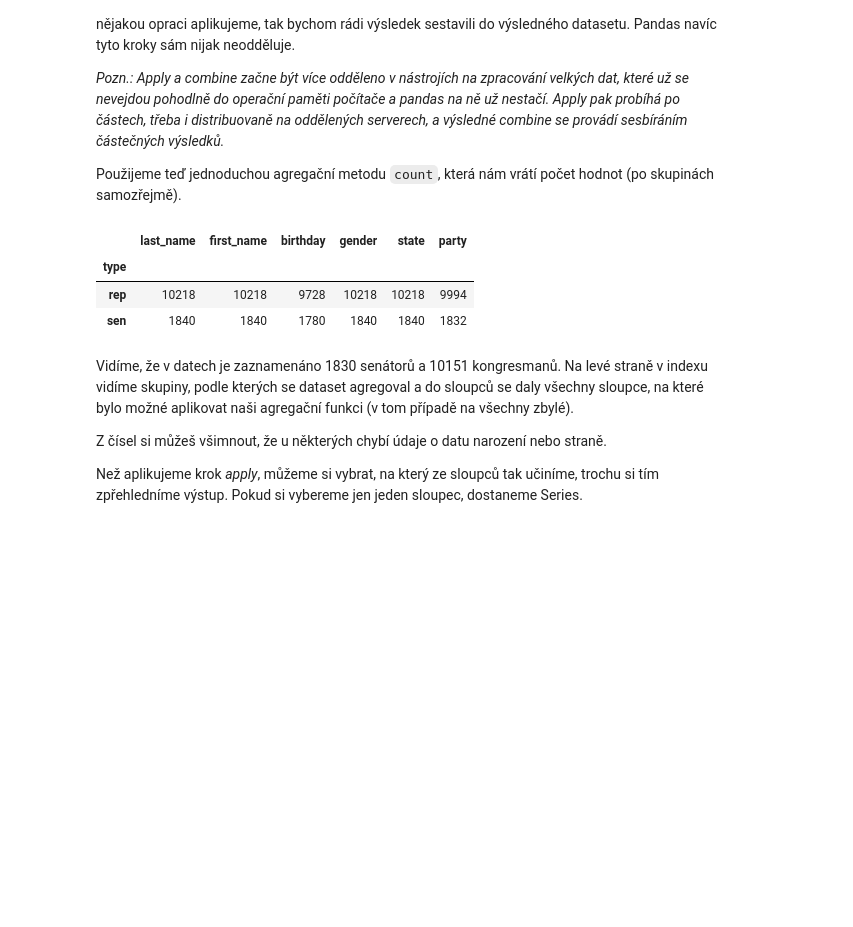
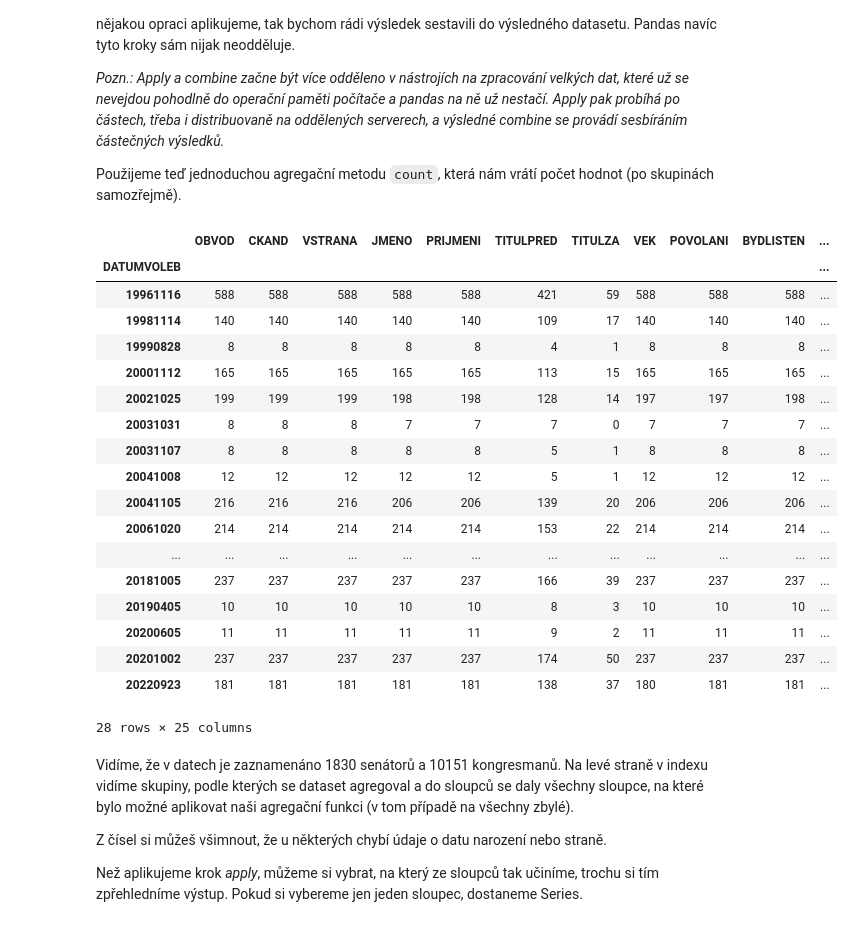
Before and after one commit to PyDataCZ/pyladies-kurz, a Jupyter notebook: lessons/pydata/pandas_groupby/index.ipynb, the cells around one changed output. Saved outputs shown, nothing was run; the diff lists cells and outputs as text; code cells hidden in the pictures; blank space fills up the shorter version.

```diff
--- a/lessons/pydata/pandas_groupby/index.ipynb
+++ b/lessons/pydata/pandas_groupby/index.ipynb
@@ -44,0 +20,5 @@ legislators_historical
+# %%
+# parse serk.csv, delimiter is ";", encoding is "windows-1250", DATUMVOLEB is a column with a date,
+# but its format is YYYYMMDD
+# parse it as a date
+df = pd.read_csv("serk.csv", delimiter=";", encoding="windows-1250", parse_dates=["DATUMVOLEB"])
@@ -53,0 +49,3 @@ legislators_historical_by_type
+# %%
+election_dates = df.groupby("DATUMVOLEB")
+election_dates
@@ -62,12 +62,27 @@ Na skupiny, které jsme vytvořili pomocí `groupby`, teď můžeme aplikovat n
 
 Použijeme teď jednoduchou agregační metodu `count`, která nám vrátí počet hodnot (po skupinách samozřejmě).
 # %%
-legislators_historical_by_type.count()
+election_dates.count()
 # %% [output]
-|  | last_name | first_name | birthday | gender | state | party |
-| type |  |  |  |  |  |  |
-| rep | 10218 | 10218 | 9728 | 10218 | 10218 | 9994 |
-| sen | 1840 | 1840 | 1780 | 1840 | 1840 | 1832 |
+|  | OBVOD | CKAND | VSTRANA | JMENO | PRIJMENI | TITULPRED | TITULZA | VEK | POVOLANI | BYDLISTEN | ... |
+| DATUMVOLEB |  |  |  |  |  |  |  |  |  |  | ... |
+| 19961116 | 588 | 588 | 588 | 588 | 588 | 421 | 59 | 588 | 588 | 588 | ... |
+| 19981114 | 140 | 140 | 140 | 140 | 140 | 109 | 17 | 140 | 140 | 140 | ... |
+| 19990828 | 8 | 8 | 8 | 8 | 8 | 4 | 1 | 8 | 8 | 8 | ... |
+| 20001112 | 165 | 165 | 165 | 165 | 165 | 113 | 15 | 165 | 165 | 165 | ... |
+| 20021025 | 199 | 199 | 199 | 198 | 198 | 128 | 14 | 197 | 197 | 198 | ... |
+| 20031031 | 8 | 8 | 8 | 7 | 7 | 7 | 0 | 7 | 7 | 7 | ... |
+| 20031107 | 8 | 8 | 8 | 8 | 8 | 5 | 1 | 8 | 8 | 8 | ... |
+| 20041008 | 12 | 12 | 12 | 12 | 12 | 5 | 1 | 12 | 12 | 12 | ... |
+| 20041105 | 216 | 216 | 216 | 206 | 206 | 139 | 20 | 206 | 206 | 206 | ... |
+| 20061020 | 214 | 214 | 214 | 214 | 214 | 153 | 22 | 214 | 214 | 214 | ... |
+| ... | ... | ... | ... | ... | ... | ... | ... | ... | ... | ... | ... |
+| 20181005 | 237 | 237 | 237 | 237 | 237 | 166 | 39 | 237 | 237 | 237 | ... |
+| 20190405 | 10 | 10 | 10 | 10 | 10 | 8 | 3 | 10 | 10 | 10 | ... |
+| 20200605 | 11 | 11 | 11 | 11 | 11 | 9 | 2 | 11 | 11 | 11 | ... |
+| 20201002 | 237 | 237 | 237 | 237 | 237 | 174 | 50 | 237 | 237 | 237 | ... |
+| 20220923 | 181 | 181 | 181 | 181 | 181 | 138 | 37 | 180 | 181 | 181 | ... |
+28 rows × 25 columns
 # %% [markdown]
 Vidíme, že v datech je zaznamenáno 1830 senátorů a 10151 kongresmanů. Na levé straně v indexu vidíme skupiny, podle kterých se dataset agregoval a do sloupců se daly všechny sloupce, na které bylo možné aplikovat naši agregační funkci (v tom případě na všechny zbylé).
 
```
Also changed, not shown: parts of 64 cells of this notebook.
